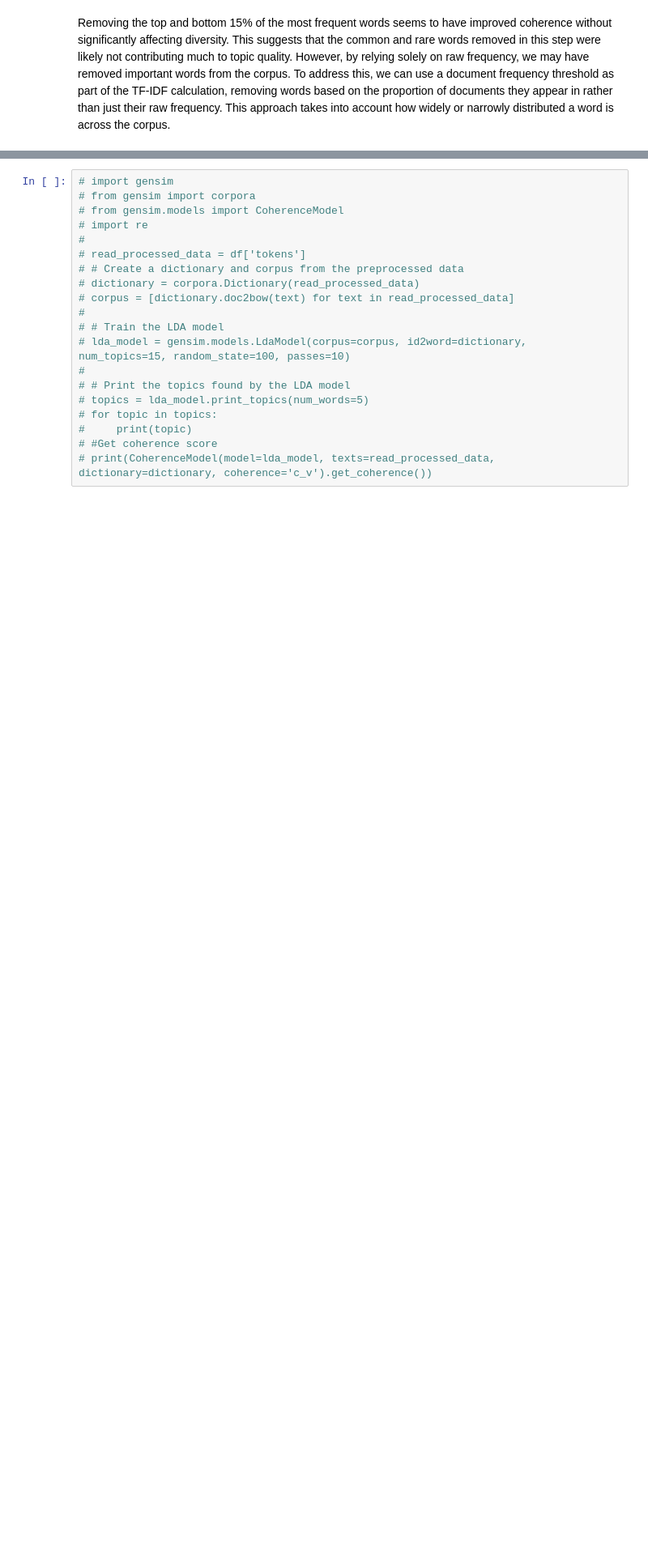
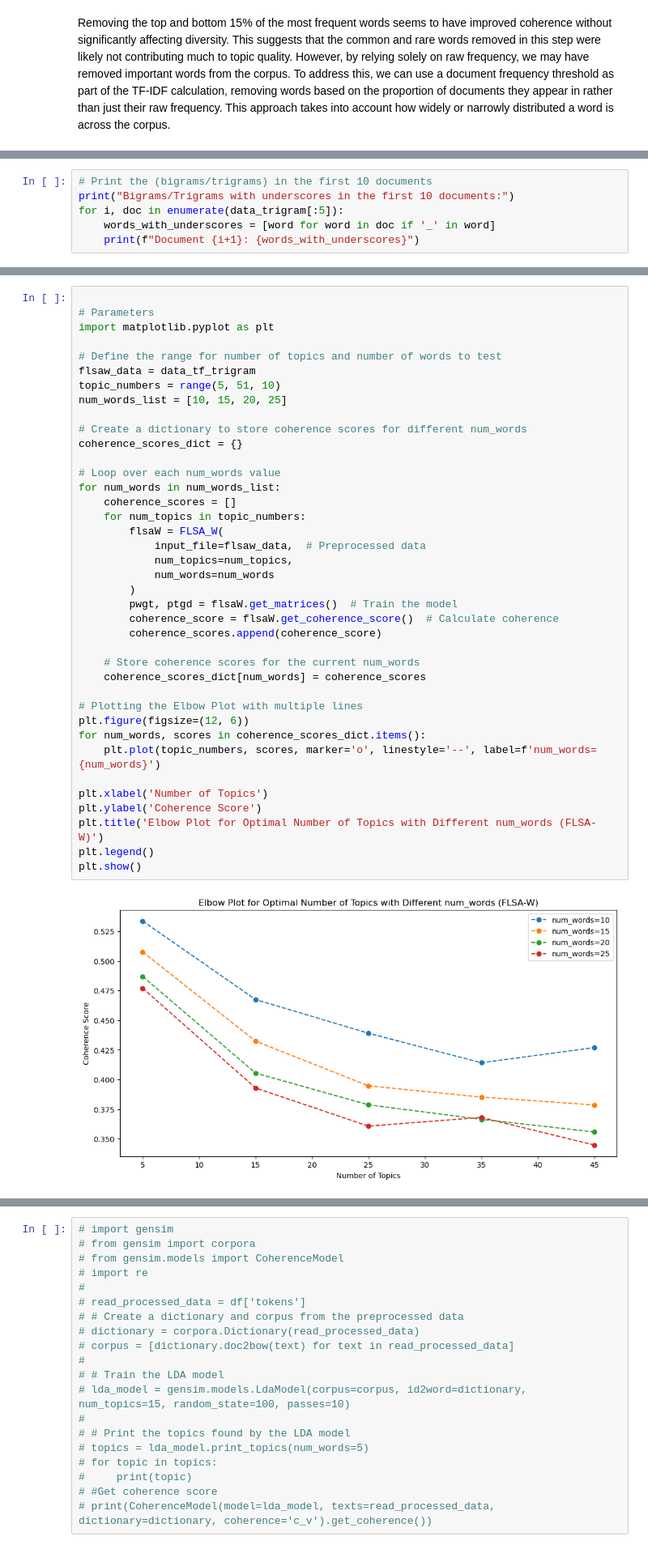
Before and after one commit to krzysztof99xd/A2-14, a Jupyter notebook: A2-14.ipynb, the cells around one changed output, grey strips where cells are left out. Shown: that part at 81% size. Drawn from its saved outputs; the diff is of its cells as text; blank space fills up the shorter version.

```diff
--- a/A2-14.ipynb
+++ b/A2-14.ipynb
@@ -631,0 +764,6 @@ plt.show()
+# %%
+# Print the (bigrams/trigrams) in the first 10 documents
+print("Bigrams/Trigrams with underscores in the first 10 documents:")
+for i, doc in enumerate(data_trigram[:5]):
+    words_with_underscores = [word for word in doc if '_' in word]
+    print(f"Document {i+1}: {words_with_underscores}")
@@ -632,2 +820,43 @@ plt.show()
+# %%
+
+# Parameters
+import matplotlib.pyplot as plt
+
+# Define the range for number of topics and number of words to test
+flsaw_data = data_tf_trigram
+topic_numbers = range(5, 51, 10)
+num_words_list = [10, 15, 20, 25]
+
+# Create a dictionary to store coherence scores for different num_words
+coherence_scores_dict = {}
+
+# Loop over each num_words value
+for num_words in num_words_list:
+    coherence_scores = []
+    for num_topics in topic_numbers:
+        flsaW = FLSA_W(
+            input_file=flsaw_data,  # Preprocessed data
+            num_topics=num_topics,
+            num_words=num_words
+        )
+        pwgt, ptgd = flsaW.get_matrices()  # Train the model
+        coherence_score = flsaW.get_coherence_score()  # Calculate coherence
+        coherence_scores.append(coherence_score)
+
+    # Store coherence scores for the current num_words
+    coherence_scores_dict[num_words] = coherence_scores
+
+# Plotting the Elbow Plot with multiple lines
+plt.figure(figsize=(12, 6))
+for num_words, scores in coherence_scores_dict.items():
+    plt.plot(topic_numbers, scores, marker='o', linestyle='--', label=f'num_words={num_words}')
+
+plt.xlabel('Number of Topics')
+plt.ylabel('Coherence Score')
+plt.title('Elbow Plot for Optimal Number of Topics with Different num_words (FLSA-W)')
+plt.legend()
+plt.show()
+# %% [output]
+[figure, added]
 # %%
 # Parameters
```
Also changed, not shown: parts of 19 cells of this notebook.
